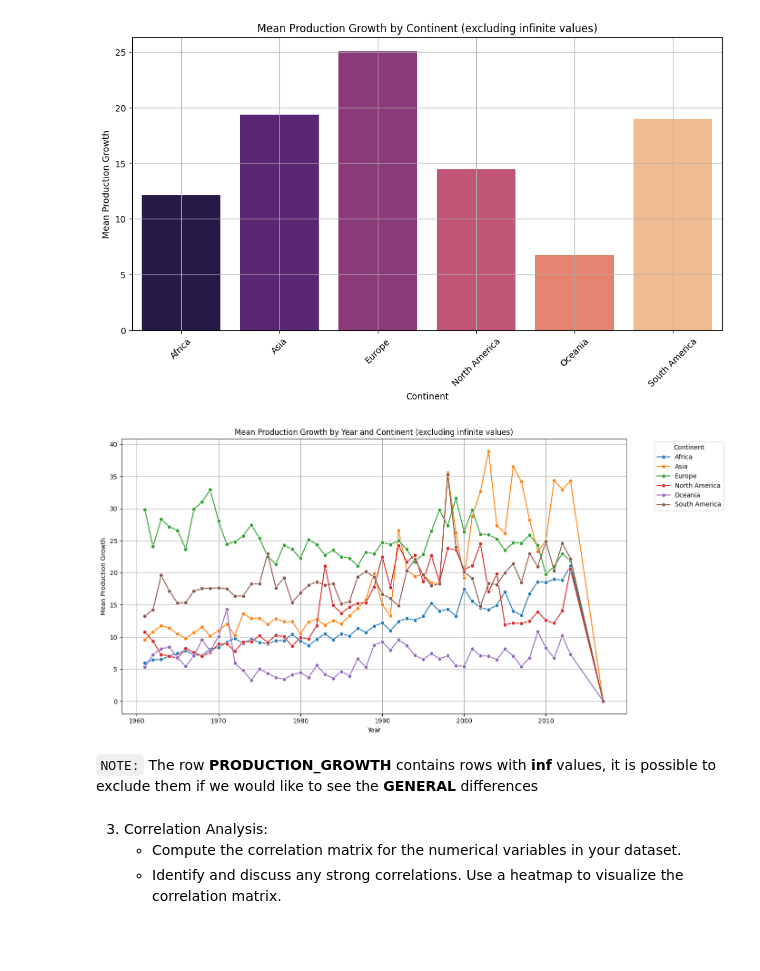
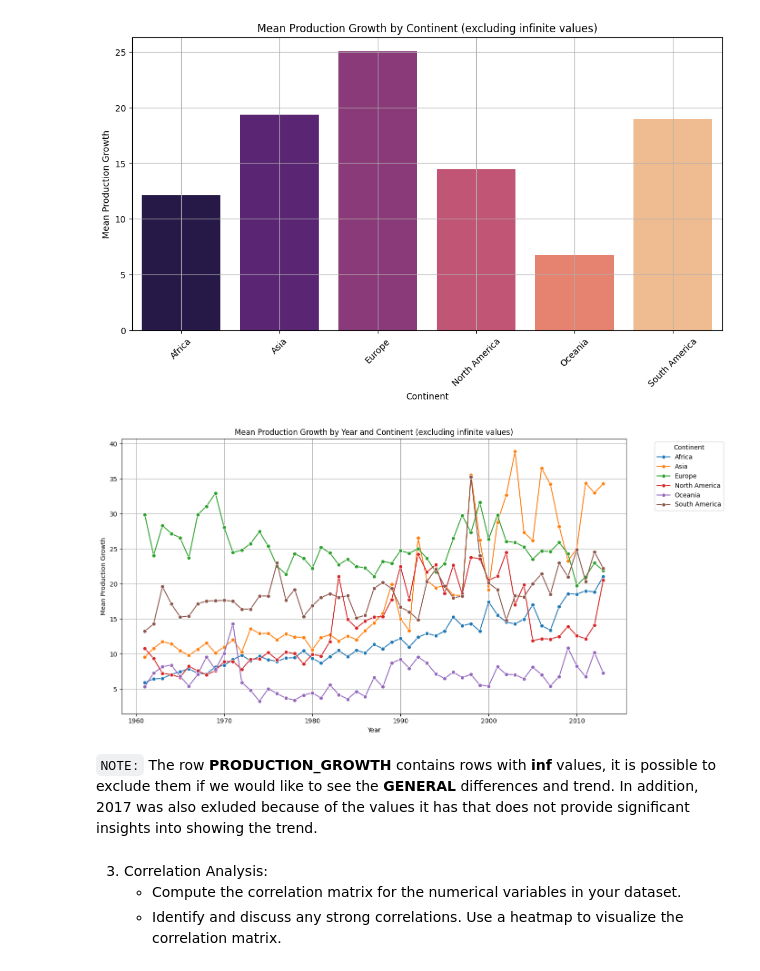
Before and after one commit to Alessa-Gillespie/ASSMT1-GRP3-DATAVIZ, a Jupyter notebook: dataviz_assessment1.ipynb, the cells around one changed output. Drawn from its saved outputs; the diff is of its cells as text; code cells hidden in the pictures; blank space fills up the shorter version.

Commit message:
2017: excluded

```diff
--- a/dataviz_assessment1.ipynb
+++ b/dataviz_assessment1.ipynb
@@ -927,27 +927,28 @@ Passing `palette` without assigning `hue` is deprecated and will be removed in v
 # %%
 # Filter out infinite values
 filtered_df = merged_df[~np.isinf(merged_df['PRODUCTION_GROWTH'])]
+filtered_df = filtered_df[filtered_df['YEAR'] != 2017]
 
 # Perform the group-by operation and calculate the mean, grouping by both 'YEAR' and 'CONTINENT'
 grouped_data = filtered_df.groupby(['YEAR', 'CONTINENT']).agg({
     'PRODUCTION_GROWTH': 'mean'
 }).reset_index()
 
 # Plot the aggregated data
 plt.figure(figsize=(14, 7))
 sns.lineplot(data=grouped_data, x='YEAR', y='PRODUCTION_GROWTH', hue='CONTINENT', marker='o')
 
 plt.title('Mean Production Growth by Year and Continent (excluding infinite values)')
 plt.xlabel('Year')
 plt.ylabel('Mean Production Growth')
 plt.legend(title='Continent', bbox_to_anchor=(1.05, 1), loc='upper left')
 plt.grid(True)
 plt.tight_layout()
 plt.show()
 # %% [output]
-[figure, old version]
+[figure, new version]
 # %% [markdown]
-`NOTE:` The row **PRODUCTION_GROWTH** contains rows with **inf** values, it is possible to exclude them if we would like to see the **GENERAL** differences
+`NOTE:` The row **PRODUCTION_GROWTH** contains rows with **inf** values, it is possible to exclude them if we would like to see the **GENERAL** differences and trend. In addition, 2017 was also exluded because of the values it has that does not provide significant insights into showing the trend.
 # %% [markdown]
 3. Correlation Analysis:
     - Compute the correlation matrix for the numerical variables in your dataset.
```
